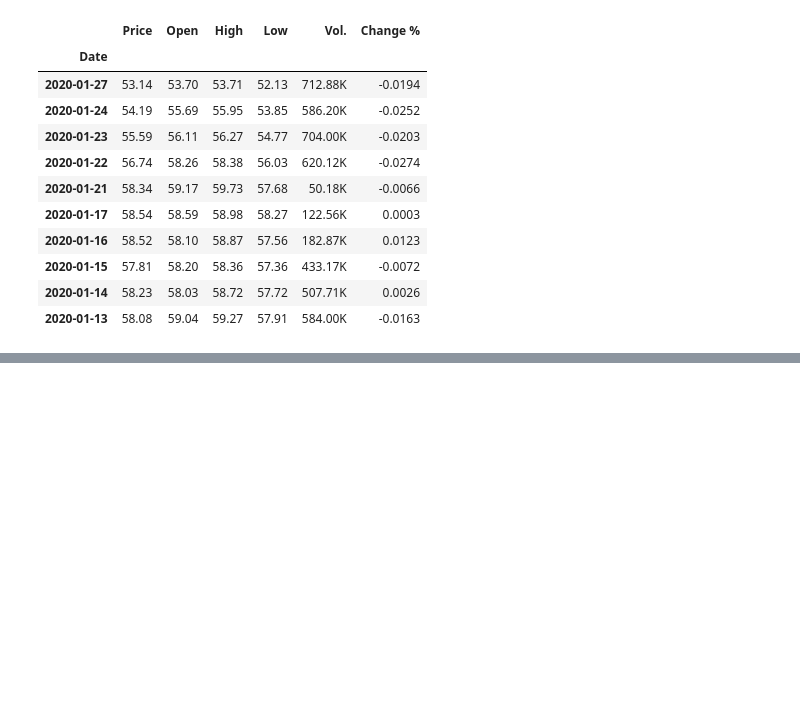
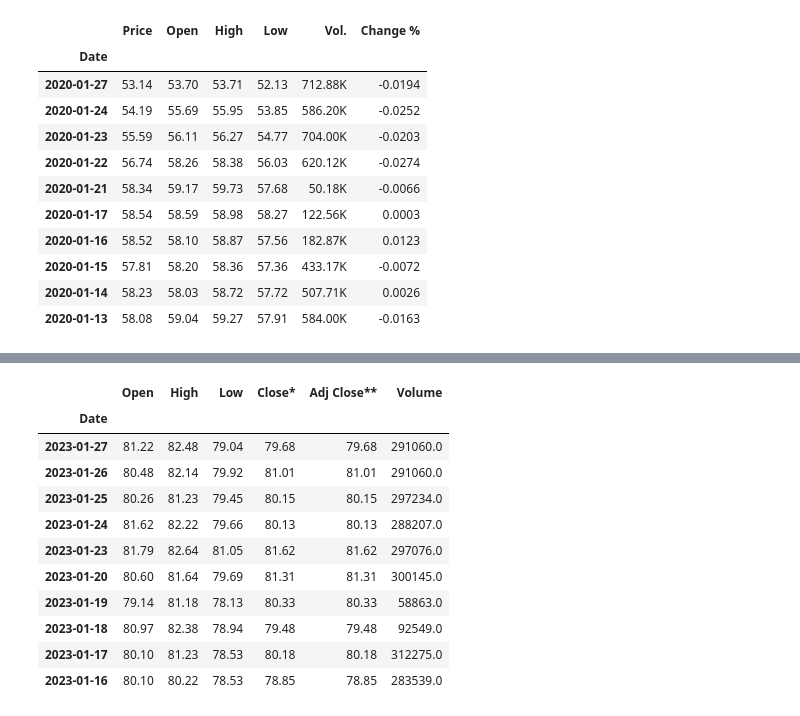
Before and after one commit to AndrewRBader/CU-Fintech_Project-1, a Jupyter notebook: Andrew/cleaning-oil-data.ipynb, the cells around one changed output, grey strips where cells are left out. Cells and saved outputs as stored; diff of their text form; code cells hidden in the pictures; blank space fills up the shorter version.

Commit message:
new oil data updated

```diff
--- a/Andrew/cleaning-oil-data.ipynb
+++ b/Andrew/cleaning-oil-data.ipynb
@@ -99,0 +124,23 @@ oil_df.to_csv("../Resources/clean-data/oil_futures_clean.csv")
+# %%
+# getting rid of commas, dashes and converting the dataframe values to numeric with pandas and replace functions
+
+for column in new_oil_df.columns[0::]:
+    new_oil_df[column] = new_oil_df[column].replace(",", "", regex=True)
+    new_oil_df[column] = new_oil_df[column].replace("-", "", regex=True)
+    new_oil_df[column] = pd.to_numeric(new_oil_df[column])
+
+# displaying the converted data from the s&p 500 csv file
+new_oil_df.head(10)
+# %% [output]
+|  | Open | High | Low | Close* | Adj Close** | Volume |
+| Date |  |  |  |  |  |  |
+| 2023-01-27 | 81.22 | 82.48 | 79.04 | 79.68 | 79.68 | 291060.0 |
+| 2023-01-26 | 80.48 | 82.14 | 79.92 | 81.01 | 81.01 | 291060.0 |
+| 2023-01-25 | 80.26 | 81.23 | 79.45 | 80.15 | 80.15 | 297234.0 |
+| 2023-01-24 | 81.62 | 82.22 | 79.66 | 80.13 | 80.13 | 288207.0 |
+| 2023-01-23 | 81.79 | 82.64 | 81.05 | 81.62 | 81.62 | 297076.0 |
+| 2023-01-20 | 80.60 | 81.64 | 79.69 | 81.31 | 81.31 | 300145.0 |
+| 2023-01-19 | 79.14 | 81.18 | 78.13 | 80.33 | 80.33 | 58863.0 |
+| 2023-01-18 | 80.97 | 82.38 | 78.94 | 79.48 | 79.48 | 92549.0 |
+| 2023-01-17 | 80.10 | 81.23 | 78.53 | 80.18 | 80.18 | 312275.0 |
+| 2023-01-16 | 80.10 | 80.22 | 78.53 | 78.85 | 78.85 | 283539.0 |
```
Also changed, not shown: parts of 5 cells of this notebook, 2 other files.
